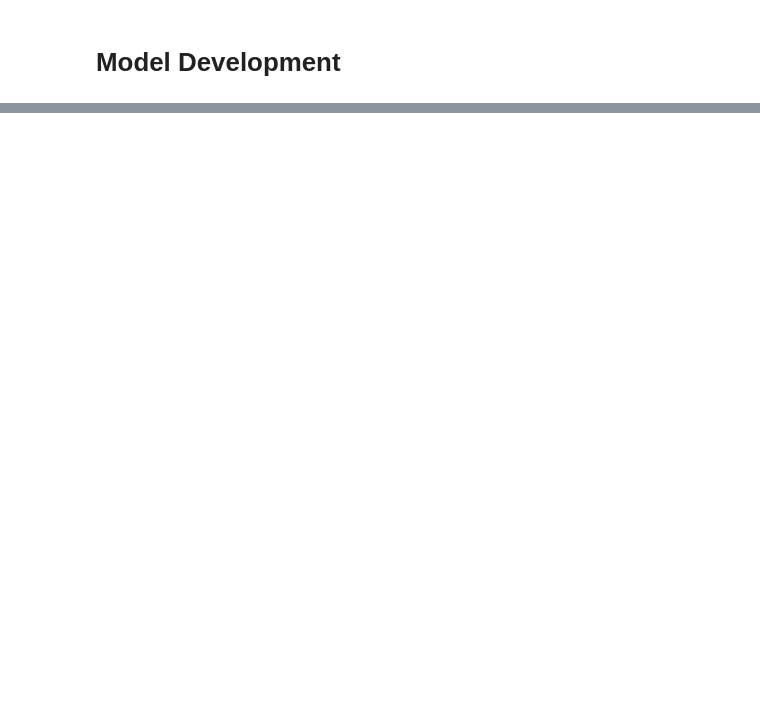
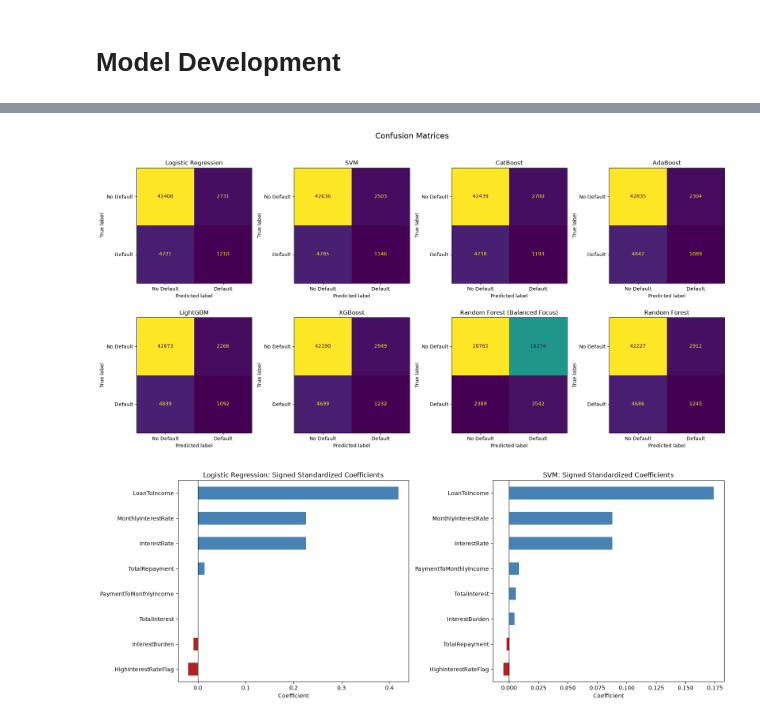
Before and after one commit to jdevs95/Credit-Risk-Prediction, a Jupyter notebook: credit_risk_prediction_prototype_v2.ipynb, the cells around one changed output, grey strips where cells are left out. Cells and saved outputs as stored; diff of their text form; code cells hidden in the pictures; blank space fills up the shorter version.

```diff
--- a/credit_risk_prediction_prototype_v2.ipynb
+++ b/credit_risk_prediction_prototype_v2.ipynb
@@ -849,43 +1168,65 @@ plt.show()
 # %%
 # Confusion matrices
-fig, axes = plt.subplots(2, 4, figsize=(18, 9))
-axes = axes.ravel()
+n_models = len(best_models)
+n_cols = 4
+n_rows = int(np.ceil(n_models / n_cols))
+
+fig, axes = plt.subplots(n_rows, n_cols, figsize=(18, 4.5 * n_rows))
+axes = np.array(axes).ravel()
 
 for axis, (model_name, fitted_pipeline) in zip(axes, best_models.items()):
     model_predictions = fitted_pipeline.predict(X_test)
     matrix = confusion_matrix(y_test, model_predictions)
 
     ConfusionMatrixDisplay(
         confusion_matrix=matrix,
         display_labels=["No Default", "Default"]
     ).plot(ax=axis, colorbar=False)
 
     axis.set_title(model_name)
 
+# Hide any unused subplot axes
+for axis in axes[len(best_models):]:
+    axis.axis("off")
+
 plt.suptitle("Confusion Matrices", fontsize=16, y=1.02)
 plt.tight_layout()
 plt.show()
 
+
 # Signed standardized coefficients for linear models
-linear_models = ["Logistic Regression", "Linear SVC"]
-fig, axes = plt.subplots(1, 2, figsize=(16, 6))
+linear_model_candidates = ["Logistic Regression", "SVM", "Linear SVC"]
 
-for axis, model_name in zip(axes, linear_models):
-    fitted_model = best_models[model_name].named_steps["model"]
-    coefficients = pd.Series(
-        fitted_model.coef_.ravel(),
-        index=selected_features
-    ).sort_values()
+linear_models = [
+    name for name in linear_model_candidates
+    if name in best_models and hasattr(best_models[name].named_steps["model"], "coef_")
+]
 
-    colors = np.where(coefficients >= 0, "steelblue", "firebrick")
-    coefficients.plot(kind="barh", ax=axis, color=colors)
+if len(linear_models) == 0:
+    print("No linear models with coefficients found in best_models.")
+else:
+    fig, axes = plt.subplots(1, len(linear_models), figsize=(8 * len(linear_models), 6))
+    axes = np.atleast_1d(axes)
 
-    axis.axvline(0, color="black", linewidth=0.8)
-    axis.set_title(f"{model_name}: Signed Standardized Coefficients")
-    axis.set_xlabel("Coefficient")
+    for axis, model_name in zip(axes, linear_models):
+        fitted_model = best_models[model_name].named_steps["model"]
+        coefficients = pd.Series(
+            fitted_model.coef_.ravel(),
+            index=selected_features
+        ).sort_values()
 
-plt.tight_layout()
-plt.show()
+        colors = np.where(coefficients >= 0, "steelblue", "firebrick")
+        coefficients.plot(kind="barh", ax=axis, color=colors)
+
+        axis.axvline(0, color="black", linewidth=0.8)
+        axis.set_title(f"{model_name}: Signed Standardized Coefficients")
+        axis.set_xlabel("Coefficient")
+
+    plt.tight_layout()
+    plt.show()
+# %% [output]
+[figure, added]
+[figure, added]
 # %%
 # Native feature importance for tree and boosting models
 tree_boost_models = [
```
Also changed, not shown: parts of 24 cells of this notebook, 7 other files.
